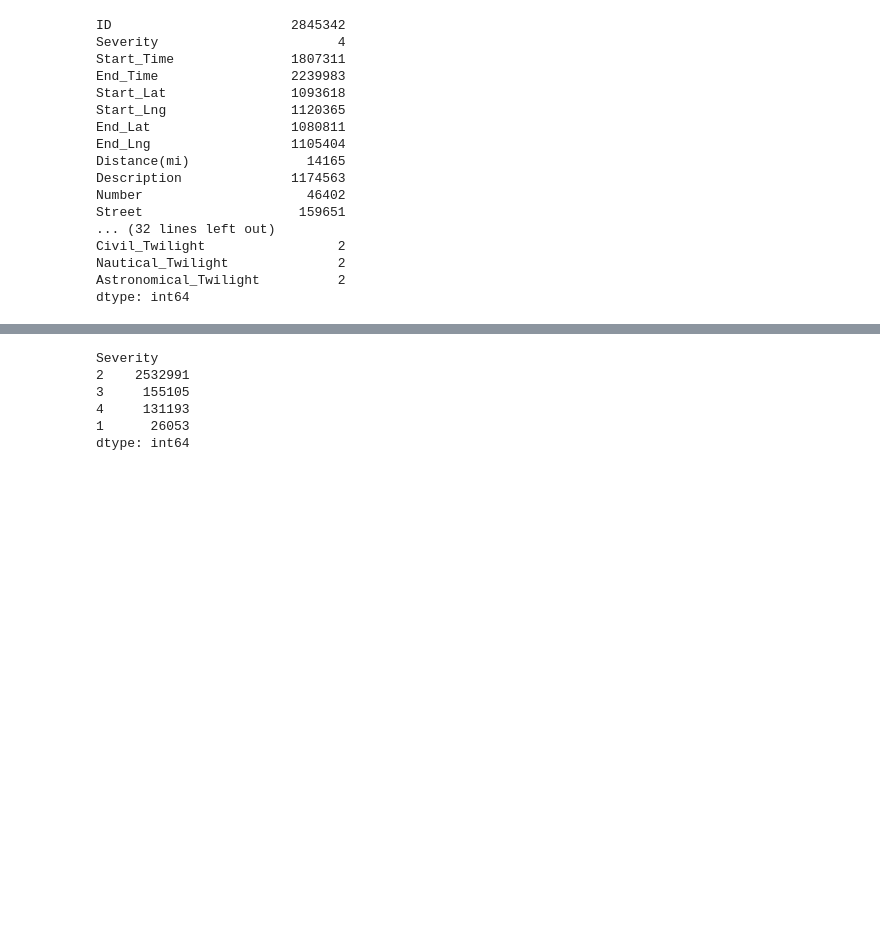
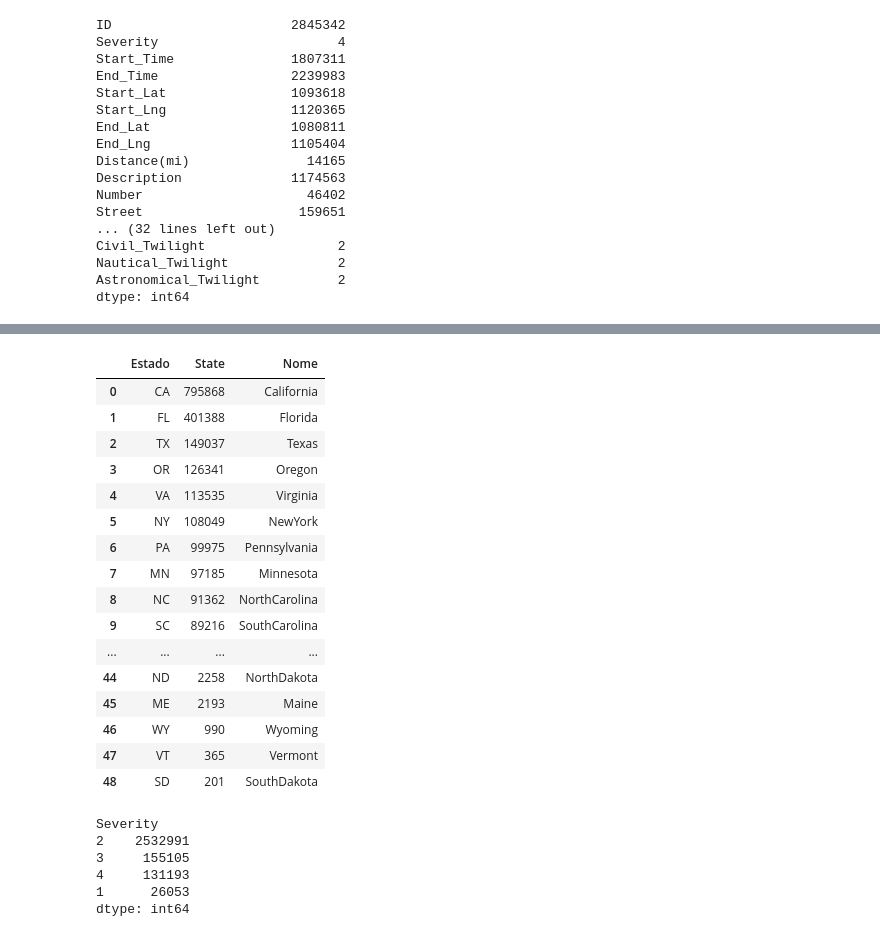
Before and after one commit to williamsasaki/jubilant-robot, a Jupyter notebook: ml_acidentes_tcc.ipynb, the cells around one changed output, grey strips where cells are left out. Drawn from its saved outputs; the diff is of its cells as text; code cells hidden in the pictures; blank space fills up the shorter version.

```diff
--- a/ml_acidentes_tcc.ipynb
+++ b/ml_acidentes_tcc.ipynb
@@ -140,0 +166,5 @@ df.describe()
+# %%
+#Agrupar por estados
+#Agrupar por cidades
+df_estado = pd.DataFrame(df['State'].value_counts()).reset_index().rename(columns={'index':'Estado', 'City':'Acidentes'})
+df_estado.head(10)
@@ -140,0 +183,3 @@ df.describe()
+# %%
+#Nomes dos estados
+df_state = pd.read_csv('I:/OneDrive - det.ufc.br/Cursos Extras/Pos Ciencia de Dados e Big Data/TCC-PucMinas/Database/state_name.csv',sep=';')
@@ -141,3 +195,26 @@ df.describe()
+# %%
+df_estado = pd.merge(df_estado, df_state, on='Estado')
+# df_estado.drop(['state_x','name_x','state_y,','name_y' axis=1, inplace=True)
+df_estado.drop('Nome_y', axis=1, inplace=True)
+df_estado
+# %% [output]
+|  | Estado | State | Nome |
+| 0 | CA | 795868 | California |
+| 1 | FL | 401388 | Florida |
+| 2 | TX | 149037 | Texas |
+| 3 | OR | 126341 | Oregon |
+| 4 | VA | 113535 | Virginia |
+| 5 | NY | 108049 | NewYork |
+| 6 | PA | 99975 | Pennsylvania |
+| 7 | MN | 97185 | Minnesota |
+| 8 | NC | 91362 | NorthCarolina |
+| 9 | SC | 89216 | SouthCarolina |
+| ... | ... | ... | ... |
+| 44 | ND | 2258 | NorthDakota |
+| 45 | ME | 2193 | Maine |
+| 46 | WY | 990 | Wyoming |
+| 47 | VT | 365 | Vermont |
+| 48 | SD | 201 | SouthDakota |
 # %%
 df.value_counts("Severity")
 # %% [output]
```
Also changed, not shown: parts of 24 cells of this notebook.
